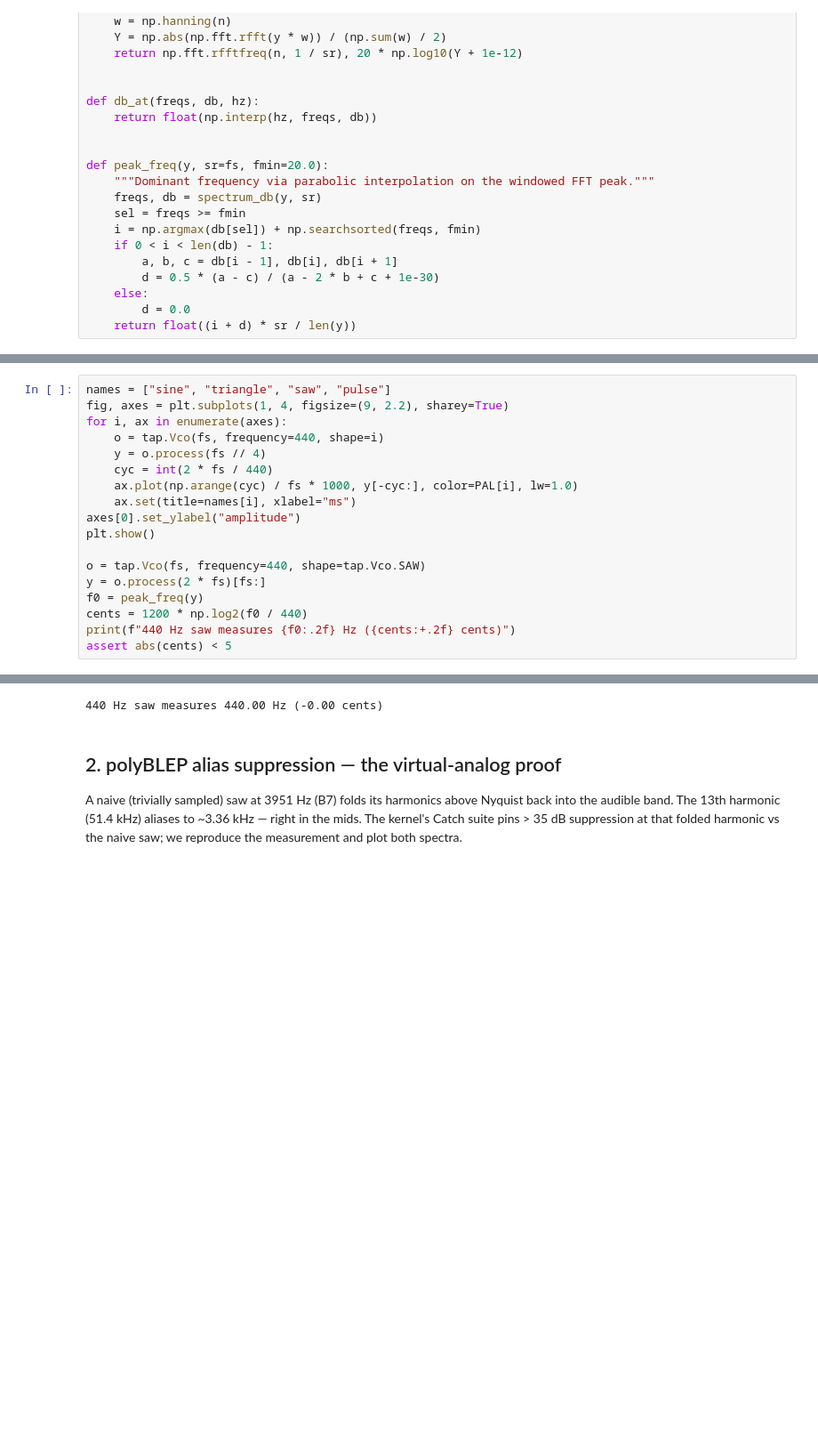
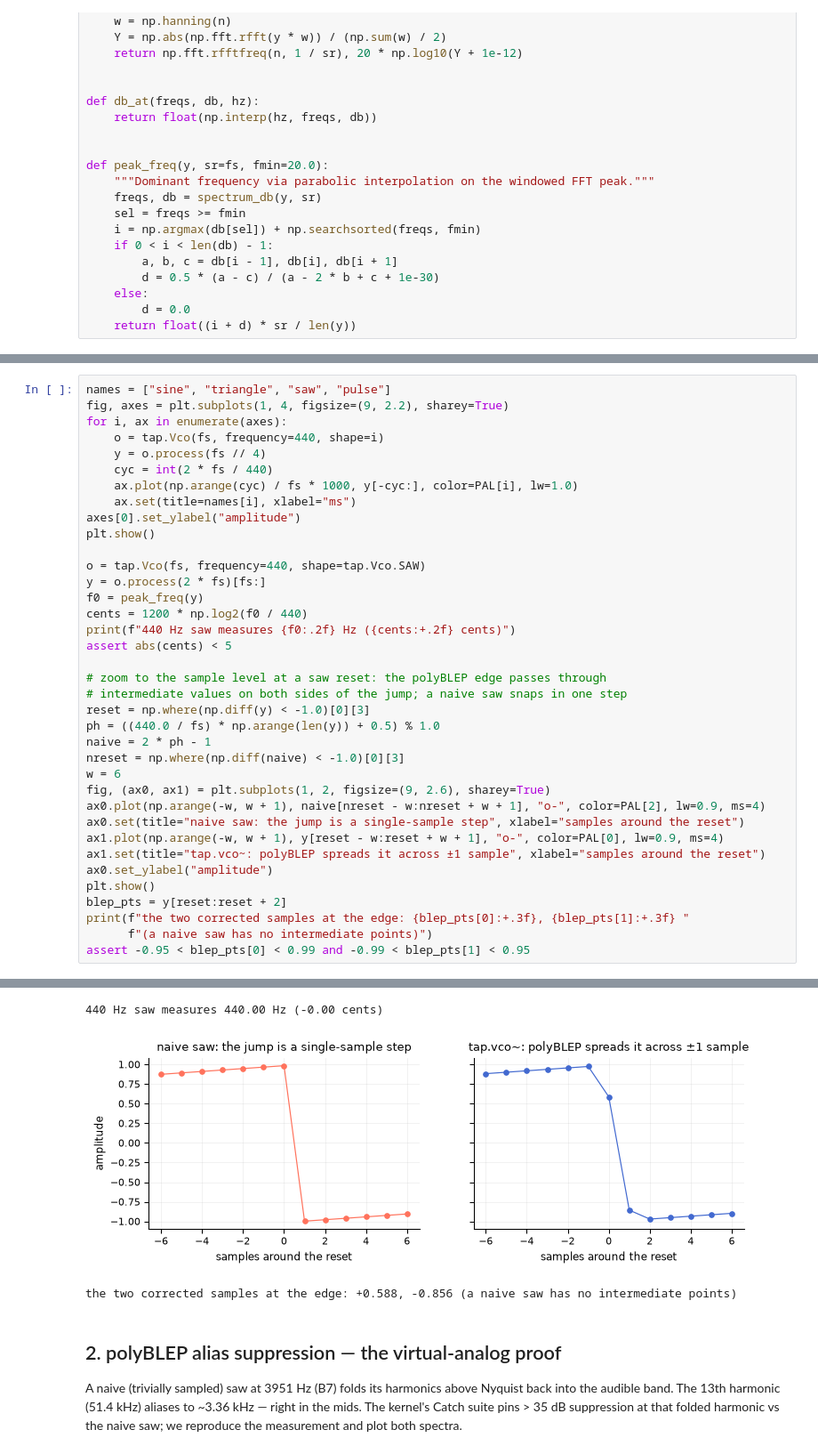
Before and after one commit to tap/TapTools, a Jupyter notebook: notebooks/vco.ipynb, the cells around one changed output, grey strips where cells are left out. Shown at 89% size. Drawn from its saved outputs; the diff is of its cells as text; blank space fills up the shorter version.

```diff
--- a/notebooks/vco.ipynb
+++ b/notebooks/vco.ipynb
@@ -59,24 +70,45 @@ express the error in cents.
 # %%
 names = ["sine", "triangle", "saw", "pulse"]
 fig, axes = plt.subplots(1, 4, figsize=(9, 2.2), sharey=True)
 for i, ax in enumerate(axes):
     o = tap.Vco(fs, frequency=440, shape=i)
     y = o.process(fs // 4)
     cyc = int(2 * fs / 440)
     ax.plot(np.arange(cyc) / fs * 1000, y[-cyc:], color=PAL[i], lw=1.0)
     ax.set(title=names[i], xlabel="ms")
 axes[0].set_ylabel("amplitude")
 plt.show()
 
 o = tap.Vco(fs, frequency=440, shape=tap.Vco.SAW)
 y = o.process(2 * fs)[fs:]
 f0 = peak_freq(y)
 cents = 1200 * np.log2(f0 / 440)
 print(f"440 Hz saw measures {f0:.2f} Hz ({cents:+.2f} cents)")
 assert abs(cents) < 5
+
+# zoom to the sample level at a saw reset: the polyBLEP edge passes through
+# intermediate values on both sides of the jump; a naive saw snaps in one step
+reset = np.where(np.diff(y) < -1.0)[0][3]
+ph = ((440.0 / fs) * np.arange(len(y)) + 0.5) % 1.0
+naive = 2 * ph - 1
+nreset = np.where(np.diff(naive) < -1.0)[0][3]
+w = 6
+fig, (ax0, ax1) = plt.subplots(1, 2, figsize=(9, 2.6), sharey=True)
+ax0.plot(np.arange(-w, w + 1), naive[nreset - w:nreset + w + 1], "o-", color=PAL[2], lw=0.9, ms=4)
+ax0.set(title="naive saw: the jump is a single-sample step", xlabel="samples around the reset")
+ax1.plot(np.arange(-w, w + 1), y[reset - w:reset + w + 1], "o-", color=PAL[0], lw=0.9, ms=4)
+ax1.set(title="tap.vco~: polyBLEP spreads it across ±1 sample", xlabel="samples around the reset")
+ax0.set_ylabel("amplitude")
+plt.show()
+blep_pts = y[reset:reset + 2]
+print(f"the two corrected samples at the edge: {blep_pts[0]:+.3f}, {blep_pts[1]:+.3f} "
+      f"(a naive saw has no intermediate points)")
+assert -0.95 < blep_pts[0] < 0.99 and -0.99 < blep_pts[1] < 0.95
 # %% [output]
 [figure]
 440 Hz saw measures 440.00 Hz (-0.00 cents)
+[figure, added]
+the two corrected samples at the edge: +0.588, -0.856 (a naive saw has no intermediate points)
 # %% [markdown]
 ## 2. polyBLEP alias suppression — the virtual-analog proof
 
```
Also changed, not shown: parts of 2 cells of this notebook.
